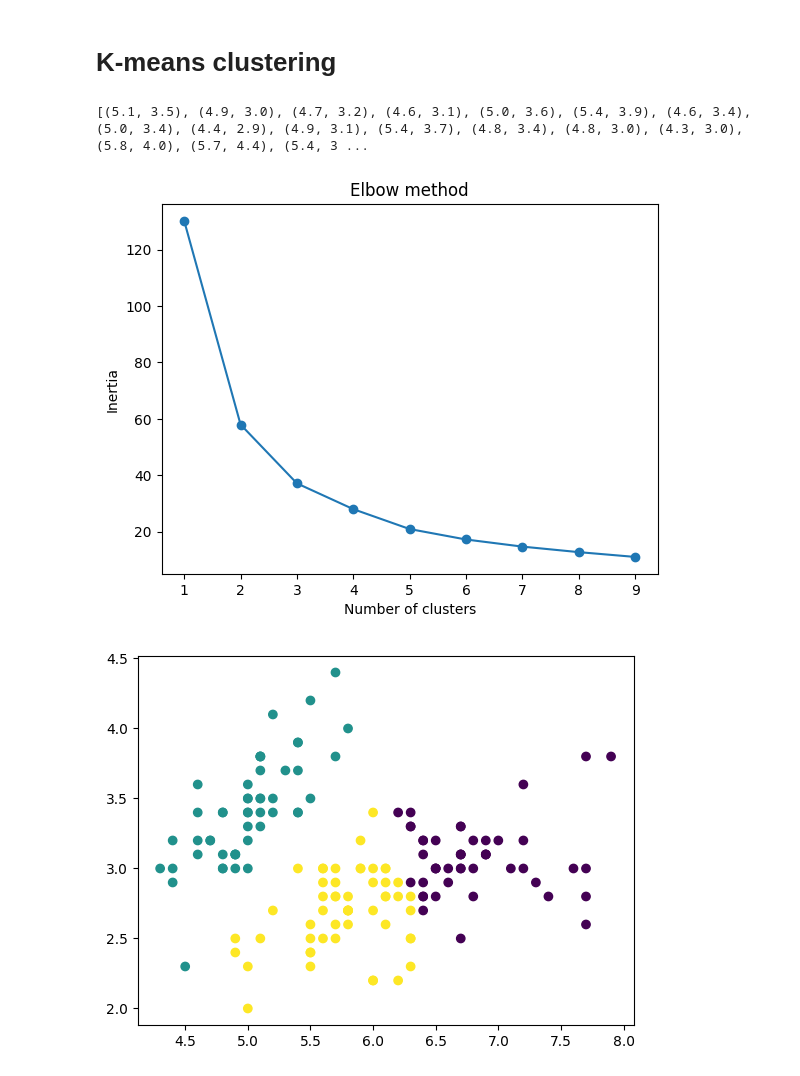
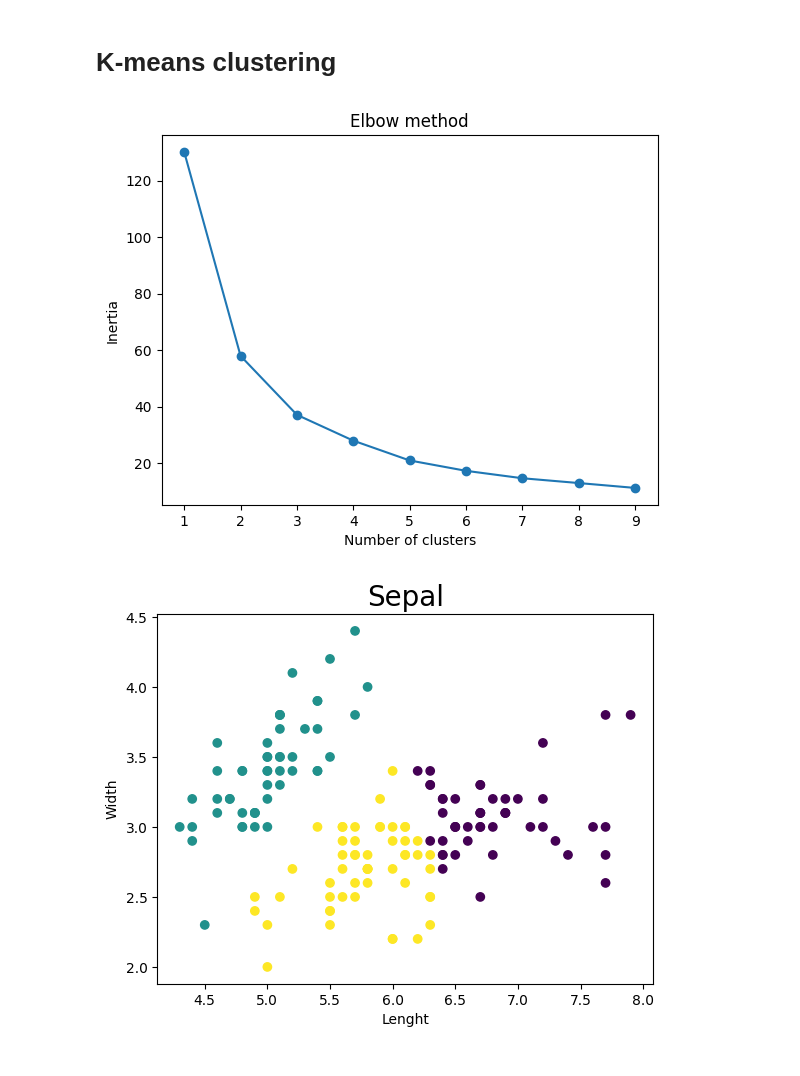
Before and after one commit to Husted42/machineLearning, a Jupyter notebook: pre/exercises/iris/pipeline.ipynb, the cells around one changed output. Drawn from its saved outputs; the diff is of its cells as text; code cells hidden in the pictures.

```diff
--- a/pre/exercises/iris/pipeline.ipynb
+++ b/pre/exercises/iris/pipeline.ipynb
@@ -128,28 +129,30 @@ var = 0.465
 # %%
 def kMeans_plotSepalLW():
     x, y = data['sepal_L'].to_numpy(), data['sepal_W'].to_numpy()
     data_samples = list(zip(x,y))
-    print(data_samples)
     inertias = []
     for i in range (1, 10):
         kmeans = KMeans(n_clusters=i)
         kmeans.fit(data_samples)
         inertias.append(kmeans.inertia_)
     plt.plot(range(1,10), inertias, marker='o')
     plt.title('Elbow method')
     plt.xlabel('Number of clusters')
     plt.ylabel('Inertia')
     plt.show()
 
     ''' We can see that the "elbow" on the graph is at K=3  '''
     kmeans = KMeans(n_clusters=3)
     kmeans.fit(data_samples)
 
     plt.scatter(x, y, c=kmeans.labels_)
+    plt.title('Sepal', fontsize=20)
+    plt.xlabel('Lenght', fontsize=10)
+    plt.ylabel('Width', fontsize=10)
     plt.show()
-
+warnings.filterwarnings('ignore')
 kMeans_plotSepalLW()
+warnings.filterwarnings('default')
 # %% [output]
-[(5.1, 3.5), (4.9, 3.0), (4.7, 3.2), (4.6, 3.1), (5.0, 3.6), (5.4, 3.9), (4.6, 3.4), (5.0, 3.4), (4.4, 2.9), (4.9, 3.1), (5.4, 3.7), (4.8, 3.4), (4.8, 3.0), (4.3, 3.0), (5.8, 4.0), (5.7, 4.4), (5.4, 3 ...
 [figure]
-[figure, old version]
+[figure, new version]
```
Also changed, not shown: parts of 1 cell of this notebook.
